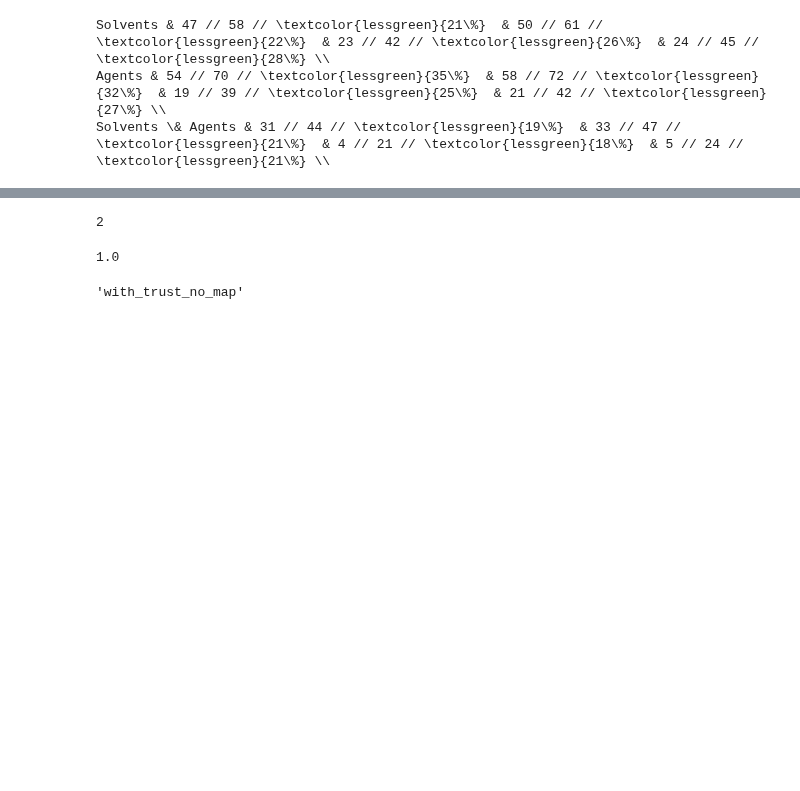
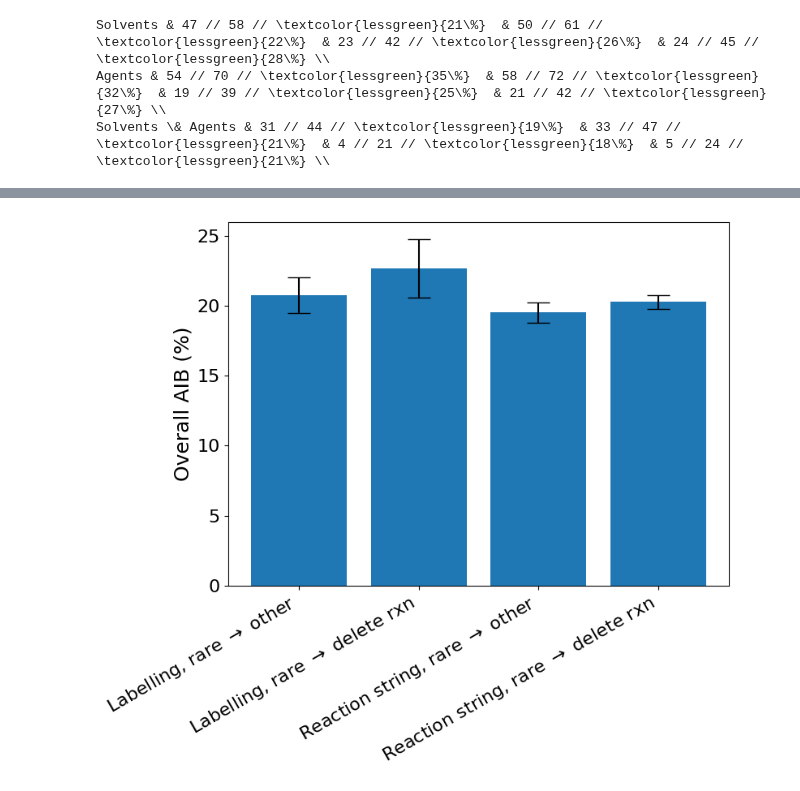
Before and after one commit to sustainable-processes/ORDerly, a Jupyter notebook: notebooks/plot_model_performance_wandb.ipynb, the cells around one changed output, grey strips where cells are left out. Drawn from its saved outputs; the diff is of its cells as text; code cells hidden in the pictures; blank space fills up the shorter version.

```diff
--- a/notebooks/plot_model_performance_wandb.ipynb
+++ b/notebooks/plot_model_performance_wandb.ipynb
@@ -373,12 +285,25 @@ fig.savefig("scaling_behavior.png", dpi=300)
-# %%
-len(runs)
-# %% [output]
-2
-# %%
-train_fraction
-# %% [output]
-1.0
-# %%
-dataset
-# %% [output]
-'with_trust_no_map'
+# %%
+fig, ax = plt.subplots(1, figsize=(8,7))
+# # Add line to plot
+# label = LABELS[dataset]
+ax.bar(
+    [LABELS[d] for d in DATASETS],
+    overall_accuracies,
+    yerr=overall_accuracies_std,
+    capsize=10,
+    # ha="right",
+    align="center",
+)
+for label in ax.get_xticklabels():
+  label.set_rotation(30)
+  label.set_ha('right')
+axis_fontsize = 16
+heading_fontsize = 18
+# ax.legend(loc="lower right", fontsize=axis_fontsize)
+ax.set_ylabel("Overall AIB (%)",  fontsize=heading_fontsize)
+# ax.sex.gefontsize=axis_fontsize)
+ax.tick_params(labelsize=axis_fontsize)
+fig.tight_layout()
+fig.savefig("dataset_comparision.png", dpi=300)
+# %% [output]
+[figure, added]
```
Also changed, not shown: parts of 11 cells of this notebook.
